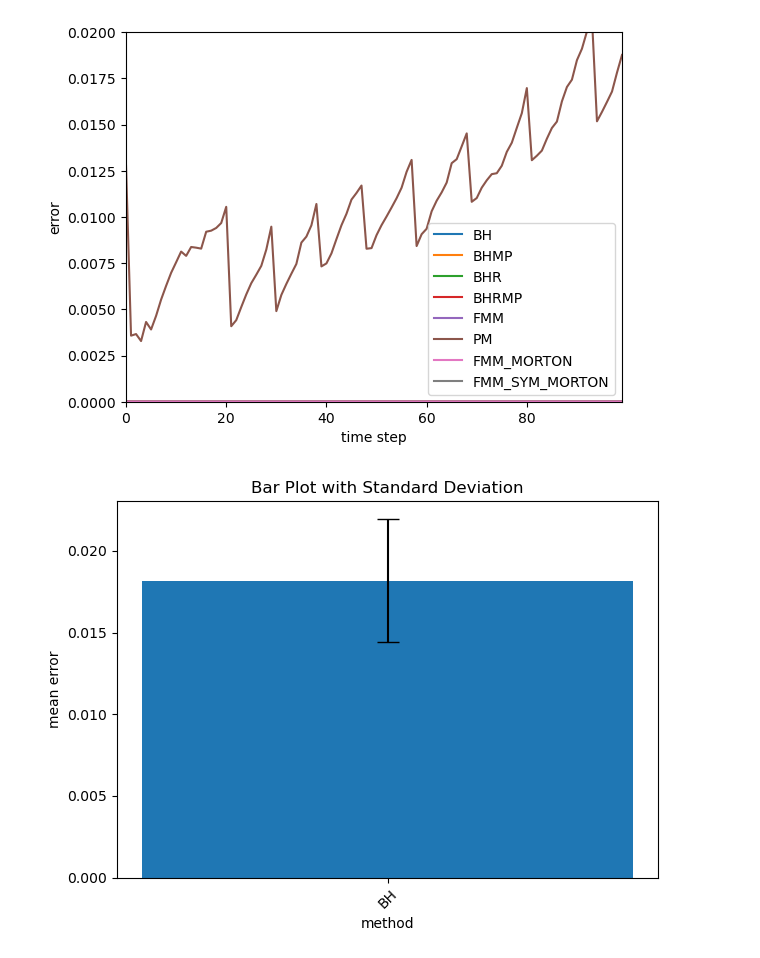
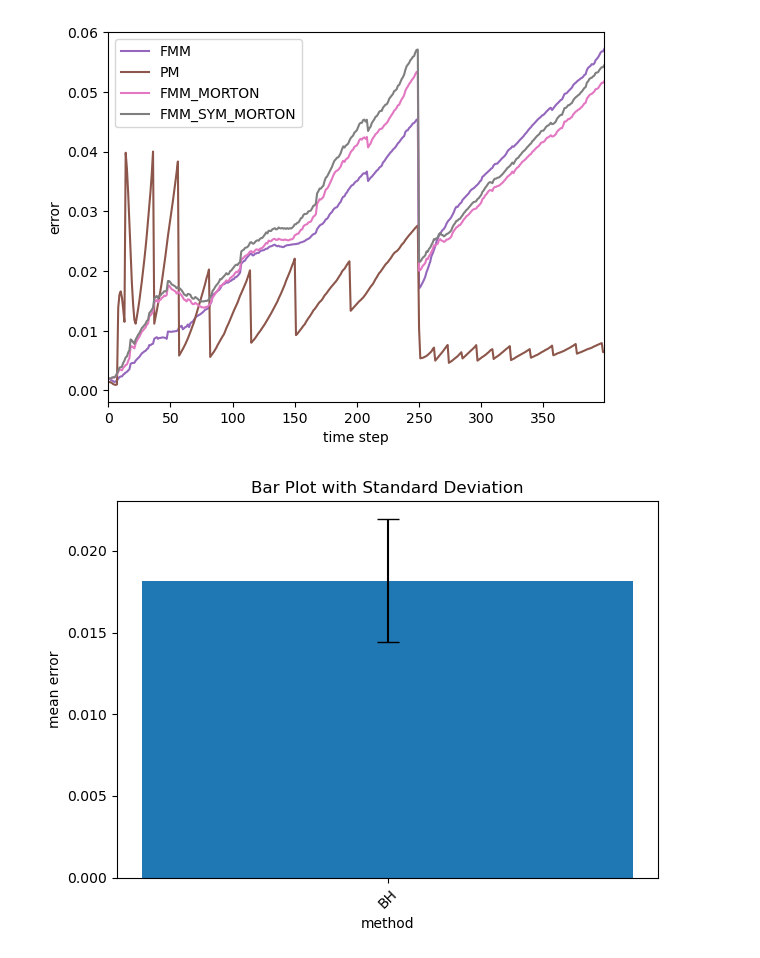
Before and after one commit to LucasFurer/MasterThesisLucas, a Jupyter notebook: grapher.ipynb, the cells around one changed output. Drawn from its saved outputs; the diff is of its cells as text; code cells hidden in the pictures.

```diff
--- a/grapher.ipynb
+++ b/grapher.ipynb
@@ -145,26 +145,26 @@ def findTime(csvPath, target=1.0):
     return None
 # %%
-pointAmount = "1000"
-theta = "0"
+pointAmount = "10000"
+theta = "1"
 dataSet = "MNIST_digits"
 perp = "30"
 
 custom_labels = {
-    os.path.join("graphCSV", dataSet, pointAmount, "perp" + perp, "tsneErrorTimestepBH_point"             + pointAmount + "_perp" + perp + "_theta" + theta + "_dataset" + dataSet + ".csv"): "BH",
-    os.path.join("graphCSV", dataSet, pointAmount, "perp" + perp, "tsneErrorTimestepBHMP_point"           + pointAmount + "_perp" + perp + "_theta" + theta + "_dataset" + dataSet + ".csv"): "BHMP",
-    os.path.join("graphCSV", dataSet, pointAmount, "perp" + perp, "tsneErrorTimestepBHR_point"            + pointAmount + "_perp" + perp + "_theta" + theta + "_dataset" + dataSet + ".csv"): "BHR",
-    os.path.join("graphCSV", dataSet, pointAmount, "perp" + perp, "tsneErrorTimestepBHRMP_point"          + pointAmount + "_perp" + perp + "_theta" + theta + "_dataset" + dataSet + ".csv"): "BHRMP",
+    #os.path.join("graphCSV", dataSet, pointAmount, "perp" + perp, "tsneErrorTimestepBH_point"             + pointAmount + "_perp" + perp + "_theta" + theta + "_dataset" + dataSet + ".csv"): "BH",
+    #os.path.join("graphCSV", dataSet, pointAmount, "perp" + perp, "tsneErrorTimestepBHMP_point"           + pointAmount + "_perp" + perp + "_theta" + theta + "_dataset" + dataSet + ".csv"): "BHMP",
+    #os.path.join("graphCSV", dataSet, pointAmount, "perp" + perp, "tsneErrorTimestepBHR_point"            + pointAmount + "_perp" + perp + "_theta" + theta + "_dataset" + dataSet + ".csv"): "BHR",
+    #os.path.join("graphCSV", dataSet, pointAmount, "perp" + perp, "tsneErrorTimestepBHRMP_point"          + pointAmount + "_perp" + perp + "_theta" + theta + "_dataset" + dataSet + ".csv"): "BHRMP",
     os.path.join("graphCSV", dataSet, pointAmount, "perp" + perp, "tsneErrorTimestepFMM_point"            + pointAmount + "_perp" + perp + "_theta" + theta + "_dataset" + dataSet + ".csv"): "FMM",
     os.path.join("graphCSV", dataSet, pointAmount, "perp" + perp, "tsneErrorTimestepPM_point"             + pointAmount + "_perp" + perp + "_theta" + theta + "_dataset" + dataSet + ".csv"): "PM",
     os.path.join("graphCSV", dataSet, pointAmount, "perp" + perp, "tsneErrorTimestepFMM_MORTON_point"     + pointAmount + "_perp" + perp + "_theta" + theta + "_dataset" + dataSet + ".csv"): "FMM_MORTON",
     os.path.join("graphCSV", dataSet, pointAmount, "perp" + perp, "tsneErrorTimestepFMM_SYM_MORTON_point" + pointAmount + "_perp" + perp + "_theta" + theta + "_dataset" + dataSet + ".csv"): "FMM_SYM_MORTON",
 }
 
 #plotGraph(custom_labels, 0, 1000,"time step", "error", "plotOutput/lines_plot.png", False, None, None, None, None)
-x_range = 100
-plotGraph(custom_labels, 0, x_range,"time step", "error", "plotOutput/lines_plot.png", False, 0.0, x_range-1, 0.0, 0.02)
+x_range = 400
+plotGraph(custom_labels, 0, x_range,"time step", "error", "plotOutput/lines_plot.png", False, 0.0, x_range-1, None, None)
 # %% [output]
-[figure, old version]
+[figure, new version]
 # %%
 pointAmount = "10000"
 theta = "0.1"
```
Also changed, not shown: parts of 2 cells of this notebook, 8 other files.
